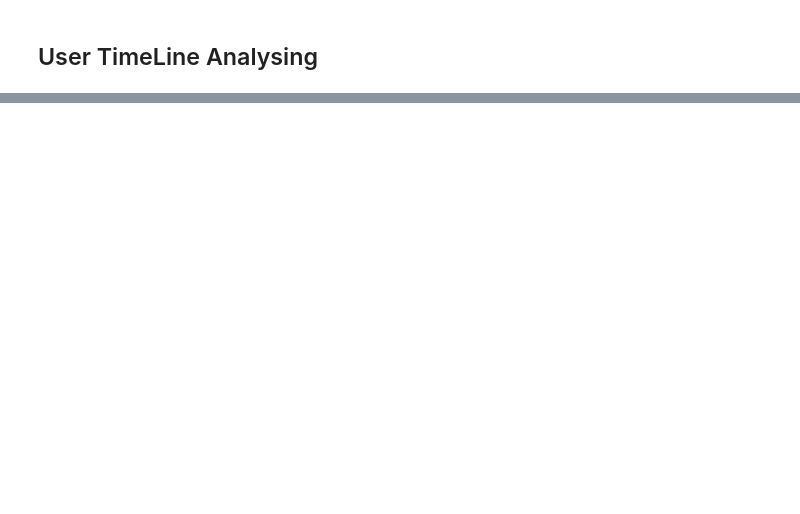
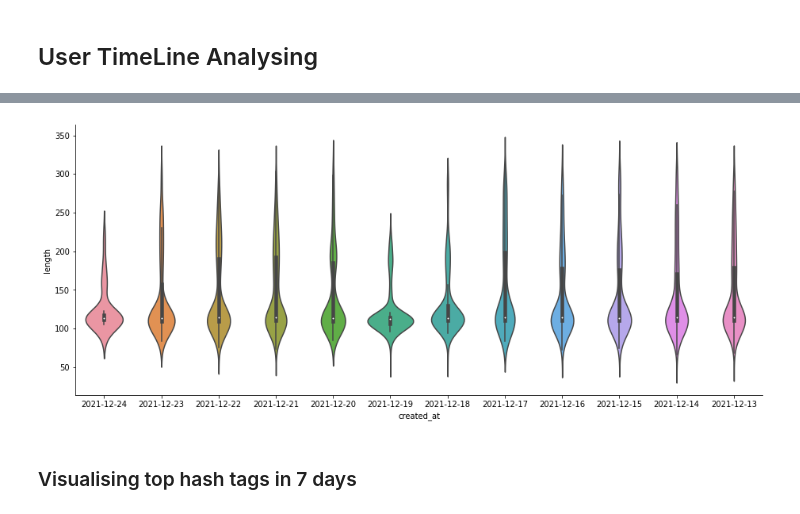
Before and after one commit to lkarjun/workouts-nlp, a Jupyter notebook: 4. Twitter-Usertimeline-Analysing/usertimeline.ipynb, the cells around one changed output, grey strips where cells are left out. Saved outputs shown, nothing was run; the diff lists cells and outputs as text; code cells hidden in the pictures; blank space fills up the shorter version.

```diff
--- a/4. Twitter-Usertimeline-Analysing/usertimeline.ipynb
+++ b/4. Twitter-Usertimeline-Analysing/usertimeline.ipynb
@@ -59,0 +94,6 @@ df_clean.head()
+# %%
+sns.catplot(data = df, x = 'created_at', y = 'length', kind = 'violin', height=5.27, aspect=12.7/5.27);
+# %% [output]
+[figure, added]
+# %% [markdown]
+### Visualising top hash tags in 7 days
```
Also changed, not shown: parts of 24 cells of this notebook.
